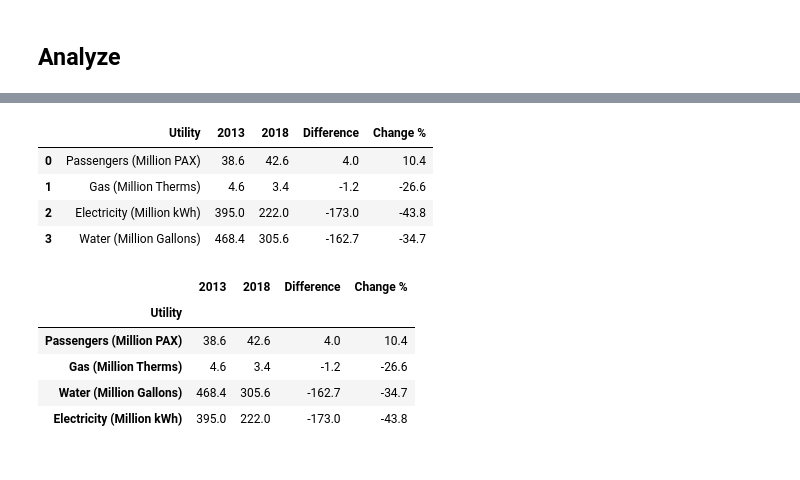
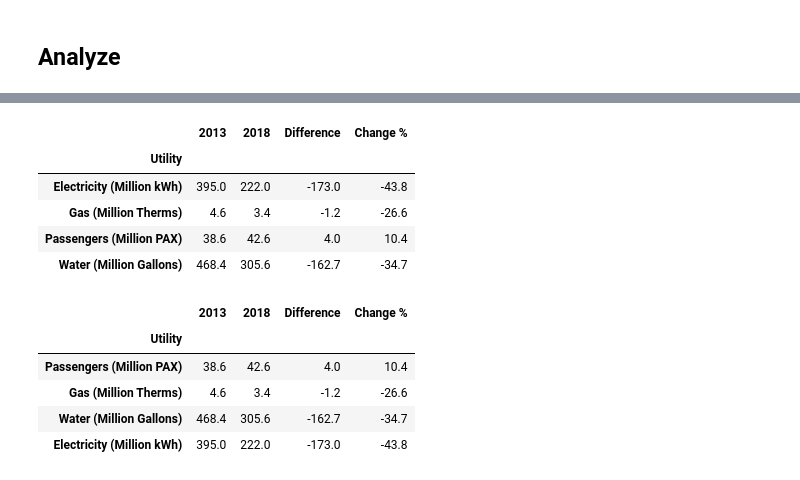
Before and after one commit to jaidevkler/Module-4-Review, a Jupyter notebook: module4_notes.ipynb, the cells around one changed output, grey strips where cells are left out. Saved outputs shown, nothing was run; the diff lists cells and outputs as text; code cells hidden in the pictures.

Commit message:
Add files via upload
Lambda functions added

```diff
--- a/module4_notes.ipynb
+++ b/module4_notes.ipynb
@@ -411,3 +469,9 @@ df.head()
 | 2 | 2013 | Gas (Million Therms) | Million Therms | 0.500000 |
 | 3 | 2013 | Electricity (Million kWh) | Million kWh | 12.904353 |
 | 5 | 2013 | Water (Million Gallons) | Million Gallons | 15.202352 |
+# %%
+# Resettind dataframe to show that the above function can be replaced by a lambda function
+df_3 = df_2.copy()
+
+df_3['Utility'] = df_3.apply(lambda row: f"{row['Utility']} ({row['Units']})", axis=1)
+df_3.head()
@@ -414,6 +485,6 @@ df.head()
 # %%
-df = df.drop(["Units"], axis=1)
-df.head()
+df_3= df_3.drop(["Units"], axis=1)
+df_3.head()
 # %% [output]
 |  | Year | Utility | Usage |
 | 0 | 2013 | Passengers (Million PAX) | 3.209356 |
@@ -468,0 +527,4 @@ Index(['Passengers (Million PAX)', 'Gas (Million Therms)',
+# %%
+# Calculate the totals for each utility
+total_2013 = utilities_2013_df.groupby('Utility').sum().rename(columns={'Usage': '2013'})
+total_2013
@@ -468,0 +538,4 @@ Index(['Passengers (Million PAX)', 'Gas (Million Therms)',
+# %%
+# Calculate the totals for each utility
+total_2018 = utilities_2018_df.groupby('Utility').sum().rename(columns={'Usage': '2018'})
+total_2018
@@ -469,35 +549,19 @@ Index(['Passengers (Million PAX)', 'Gas (Million Therms)',
 # %%
 # Calculate the change per utility as a percentage
 # of each utility's 2013 total.
-
-def get_percentage(original, final):
-    return round((final - original) / original, 3) * 100
-
-data = []
-for utility in totals_2013.keys():
-    if utility == 'Period':
-        continue
-    original = totals_2013[utility]
-    final = totals_2018[utility]
-    row = {
-        'Utility': utility,
-        '2013': round(original, 1),
-        '2018': round(final, 1),
-        'Difference': round(final - original, 1),
-        'Change %': get_percentage(original, final)
-    }
-    data.append(row)
-
-
+#difference = (total_2018['2018'] - total_2013['2013'])
+difference = pd.Series(total_2018['2018'] - total_2013['2013'], name='Difference')
+change = pd.Series(difference / total_2013['2013'] * 100, name='Change %')
 
 # Create a dataframe with the results
-summary_df = pd.DataFrame(data)
-summary_df
+results_pd = pd.concat([total_2013,total_2018,difference,change], axis=1).round(decimals=1)
+results_pd
 # %% [output]
-|  | Utility | 2013 | 2018 | Difference | Change % |
-| 0 | Passengers (Million PAX) | 38.6 | 42.6 | 4.0 | 10.4 |
-| 1 | Gas (Million Therms) | 4.6 | 3.4 | -1.2 | -26.6 |
-| 2 | Electricity (Million kWh) | 395.0 | 222.0 | -173.0 | -43.8 |
-| 3 | Water (Million Gallons) | 468.4 | 305.6 | -162.7 | -34.7 |
+|  | 2013 | 2018 | Difference | Change % |
+| Utility |  |  |  |  |
+| Electricity (Million kWh) | 395.0 | 222.0 | -173.0 | -43.8 |
+| Gas (Million Therms) | 4.6 | 3.4 | -1.2 | -26.6 |
+| Passengers (Million PAX) | 38.6 | 42.6 | 4.0 | 10.4 |
+| Water (Million Gallons) | 468.4 | 305.6 | -162.7 | -34.7 |
 # %%
 # Set the index to the utility column
```
Also changed, not shown: parts of 28 cells of this notebook.
